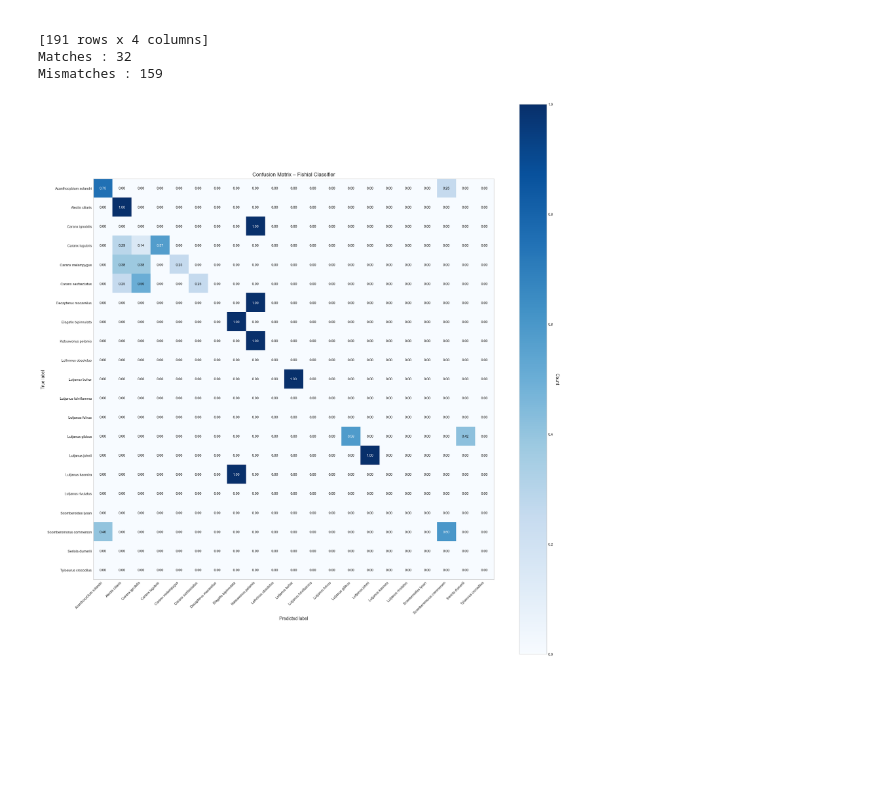
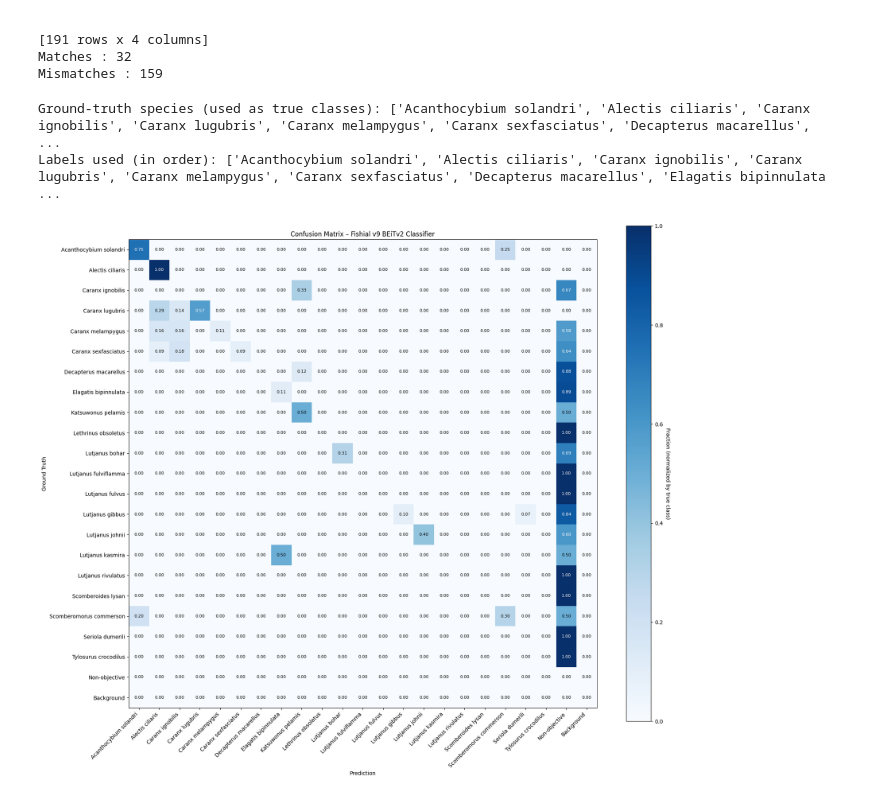
Before and after one commit to kienndo/Prosjektoppgave, a Jupyter notebook: fishial_class/fishialCLASS.ipynb, the cells around one changed output. Drawn from its saved outputs; the diff is of its cells as text; code cells hidden in the pictures; blank space fills up the shorter version.

```diff
--- a/fishial_class/fishialCLASS.ipynb
+++ b/fishial_class/fishialCLASS.ipynb
@@ -235,48 +216,95 @@ Matches : 32
 Mismatches : 159
 # %%
 
-unique_species = sorted(set(y_true))
+from sklearn.metrics import confusion_matrix
+
+# --- SETTINGS ---
+CSV = "../results/630_classification.csv"   # update path if needed
+OUT_NONOBJ = "nonobjective_predictions_counts.csv"  # optional output
+BACKGROUND = "Background"
+NON_OBJECTIVE = "Non-objective"
+
+# --- Load and lowercase columns ---
+df = pd.read_csv(CSV)
+df.columns = [c.strip().lower() for c in df.columns]
+
+# --- Basic checks ---
+if "ground_truth" not in df.columns or "prediction" not in df.columns:
+    raise KeyError("CSV must contain 'ground_truth' and 'prediction' columns (case-insensitive).")
+
+# --- Preserve original prediction, and map NaNs to BACKGROUND ---
+df["prediction_original"] = df["prediction"].copy()
+df["prediction_original"] = df["prediction_original"].fillna(BACKGROUND).astype(str)
+
+# Also normalize ground truth missing values -> BACKGROUND
+df["ground_truth"] = df["ground_truth"].fillna(BACKGROUND).astype(str)
+
+# --- Determine relevant species = those that appear in ground truth (exclude BACKGROUND if present) ---
+gt_species = sorted([s for s in df["ground_truth"].unique() if s != BACKGROUND])
+print("Ground-truth species (used as true classes):", gt_species)
+
+def map_pred_for_cm(p):
+    if p == BACKGROUND:
+        return BACKGROUND
+    if p in gt_species:
+        return p
+    return NON_OBJECTIVE
+
+df["prediction_mapped"] = df["prediction_original"].apply(map_pred_for_cm)
+
+# Ground truth mapping: keep ground truth as-is, but ensure BACKGROUND label stays BACKGROUND
+# (we already filled NaNs with BACKGROUND)
+df["ground_truth_mapped"] = df["ground_truth"]
+
+# --- Build final label order: all gt species + non-objective + background ---
+unique_species = gt_species + [NON_OBJECTIVE, BACKGROUND]
+print("Labels used (in order):", unique_species)
+
+# --- Build arrays for confusion matrix ---
+y_true = df["ground_truth_mapped"].values
+y_pred = df["prediction_mapped"].values
+
+# --- Compute normalized confusion matrix (by true class) ---
 cm = confusion_matrix(y_true, y_pred, labels=unique_species, normalize="true")
 
-
-fig, ax = plt.subplots(figsize=(18, 18))
+# --- Plot (your requested style) ---
+fig, ax = plt.subplots(figsize=(18, 15))
 
 # Heatmap
 im = ax.imshow(cm, interpolation="nearest", cmap="Blues")
 cbar = plt.colorbar(im, ax=ax)
-cbar.ax.set_ylabel("Count", rotation=-90, va="bottom")
+cbar.ax.set_ylabel("Fraction (normalized by true class)", rotation=-90, va="bottom")
 
 # Tick labels
 ax.set_xticks(np.arange(len(unique_species)))
 ax.set_yticks(np.arange(len(unique_species)))
 ax.set_xticklabels(unique_species)
 ax.set_yticklabels(unique_species)
-
 plt.setp(ax.get_xticklabels(), rotation=45, ha="right")
 
-ax.set_xlabel("Predicted label")
-ax.set_ylabel("True label")
-ax.set_title("Confusion Matrix – Fishial Classifier")
+ax.set_xlabel("Prediction")
+ax.set_ylabel("Ground Truth")
+ax.set_title("Confusion Matrix – Fishial v9 BEiTv2 Classifier")
 
 # Turn off grid
 ax.grid(False)
 
-# --- Add the values in each cell ---
-max_val = cm.max() if cm.max() > 0 else 1
-# --- Add exact cell values (no rounding) ---
+# Add the values in each cell (formatted as fractions .2f)
+max_val = cm.max() if cm.size > 0 else 1
 for i in range(cm.shape[0]):
     for j in range(cm.shape[1]):
         val = cm[i, j]
-
-        text_color = "white" if val > cm.max() / 2 else "black"
+        text_color = "white" if val > max_val / 2 else "black"
         ax.text(
             j, i, f"{val:.2f}",
             ha="center", va="center",
             color=text_color,
             fontsize=8
         )
 
 plt.tight_layout()
 plt.show()
 # %% [output]
+Ground-truth species (used as true classes): ['Acanthocybium solandri', 'Alectis ciliaris', 'Caranx ignobilis', 'Caranx lugubris', 'Caranx melampygus', 'Caranx sexfasciatus', 'Decapterus macarellus',  ...
+Labels used (in order): ['Acanthocybium solandri', 'Alectis ciliaris', 'Caranx ignobilis', 'Caranx lugubris', 'Caranx melampygus', 'Caranx sexfasciatus', 'Decapterus macarellus', 'Elagatis bipinnulata ...
-[figure, old version]
+[figure, new version]
```
Also changed, not shown: parts of 13 cells of this notebook, 13 other files.
